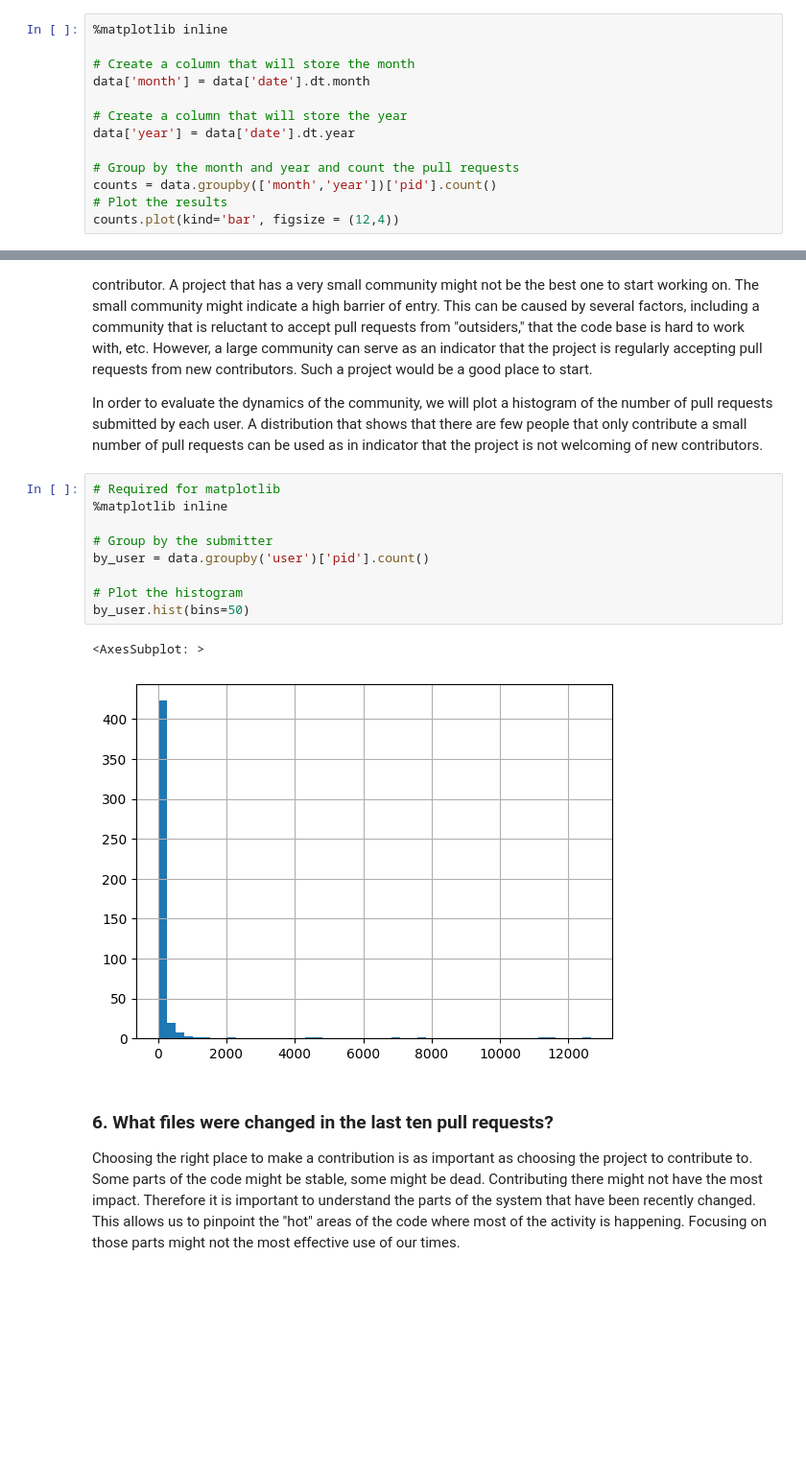
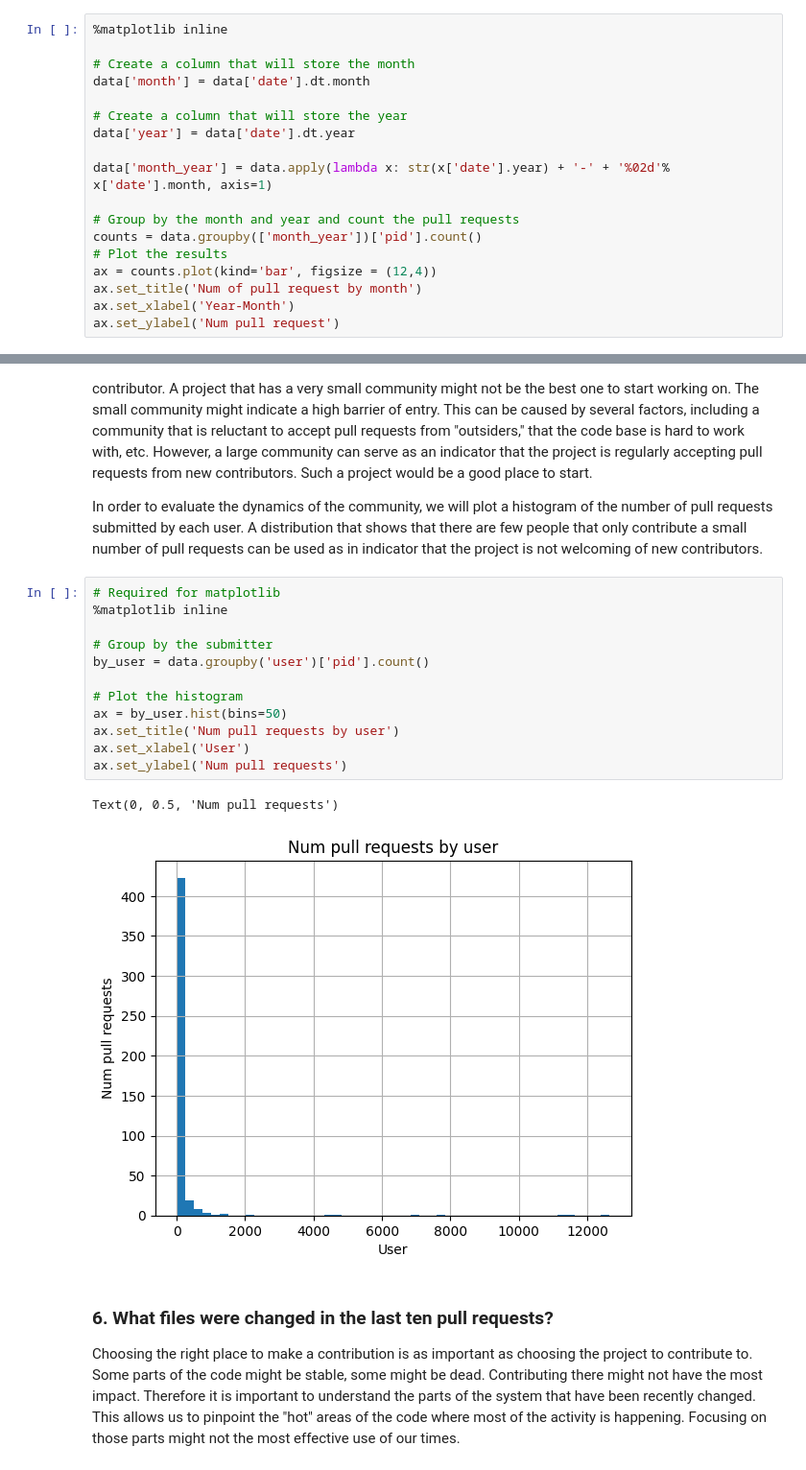
Before and after one commit to mcabas/DataCamp_Projects, a Jupyter notebook: DataCamp.Project_001_The GitHub History of the Scala Language.ipynb, the cells around one changed output, grey strips where cells are left out. Shown at 96% size. Drawn from its saved outputs; the diff is of its cells as text; blank space fills up the shorter version.

```diff
--- a/DataCamp.Project_001_The GitHub History of the Scala Language.ipynb
+++ b/DataCamp.Project_001_The GitHub History of the Scala Language.ipynb
@@ -94,8 +94,13 @@ data['month'] = data['date'].dt.month
 # Create a column that will store the year
 data['year'] = data['date'].dt.year
 
+data['month_year'] = data.apply(lambda x: str(x['date'].year) + '-' + '%02d'% x['date'].month, axis=1)
+
 # Group by the month and year and count the pull requests
-counts = data.groupby(['month','year'])['pid'].count()
+counts = data.groupby(['month_year'])['pid'].count()
 # Plot the results
-counts.plot(kind='bar', figsize = (12,4))
+ax = counts.plot(kind='bar', figsize = (12,4))
+ax.set_title('Num of pull request by month')
+ax.set_xlabel('Year-Month')
+ax.set_ylabel('Num pull request')
 # %% [output]
@@ -110,15 +115,18 @@ In order to evaluate the dynamics of the community, we will plot a histogram of
 # %%
 # Required for matplotlib
 %matplotlib inline
 
 # Group by the submitter
 by_user = data.groupby('user')['pid'].count()
 
 # Plot the histogram
-by_user.hist(bins=50)
+ax = by_user.hist(bins=50)
+ax.set_title('Num pull requests by user')
+ax.set_xlabel('User')
+ax.set_ylabel('Num pull requests')
 # %% [output]
-<AxesSubplot: >
+Text(0, 0.5, 'Num pull requests')
-[figure, old version]
+[figure, new version]
 # %% [markdown]
 ### 6. What files were changed in the last ten pull requests?
 
```
Also changed, not shown: parts of 4 cells of this notebook.
